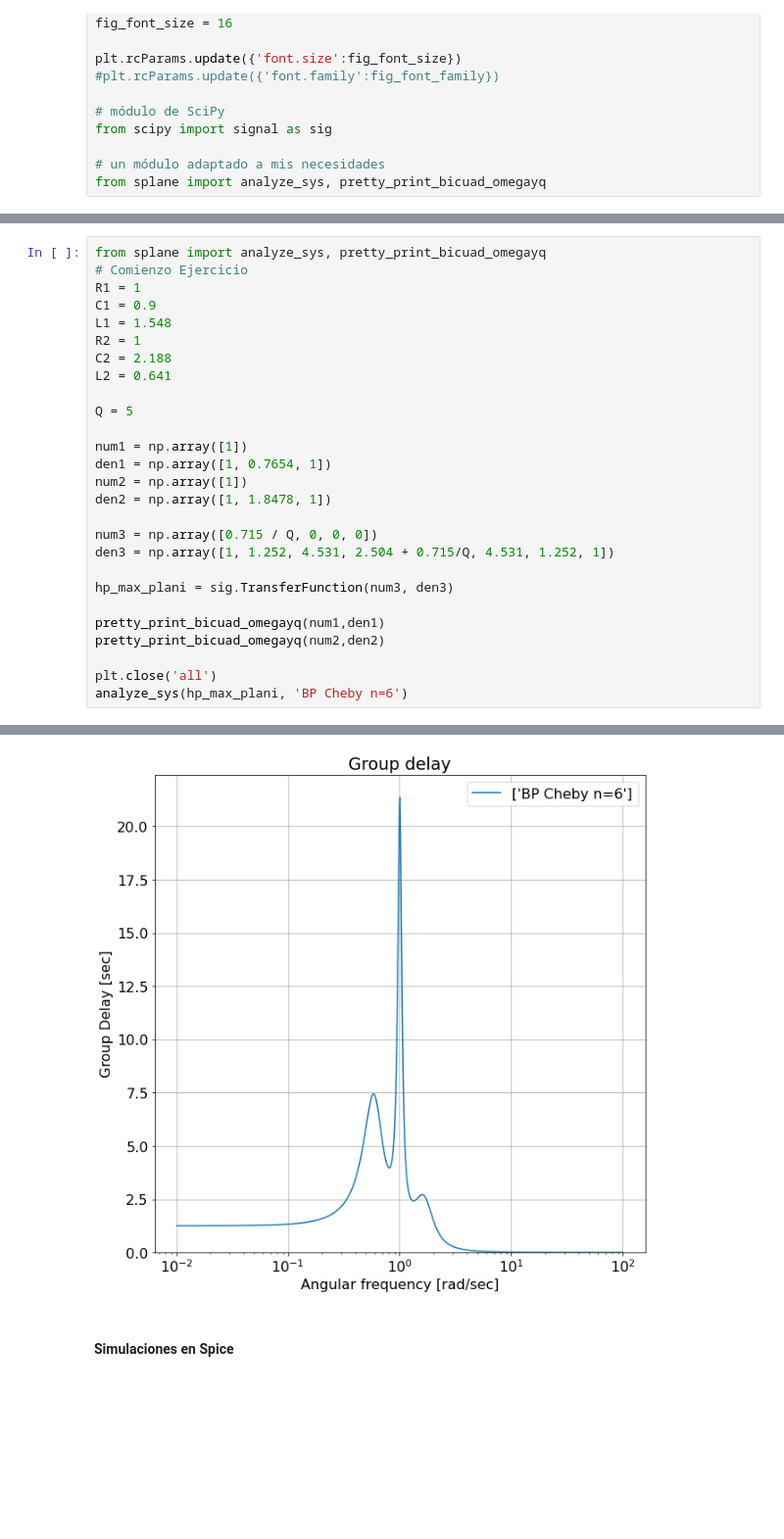
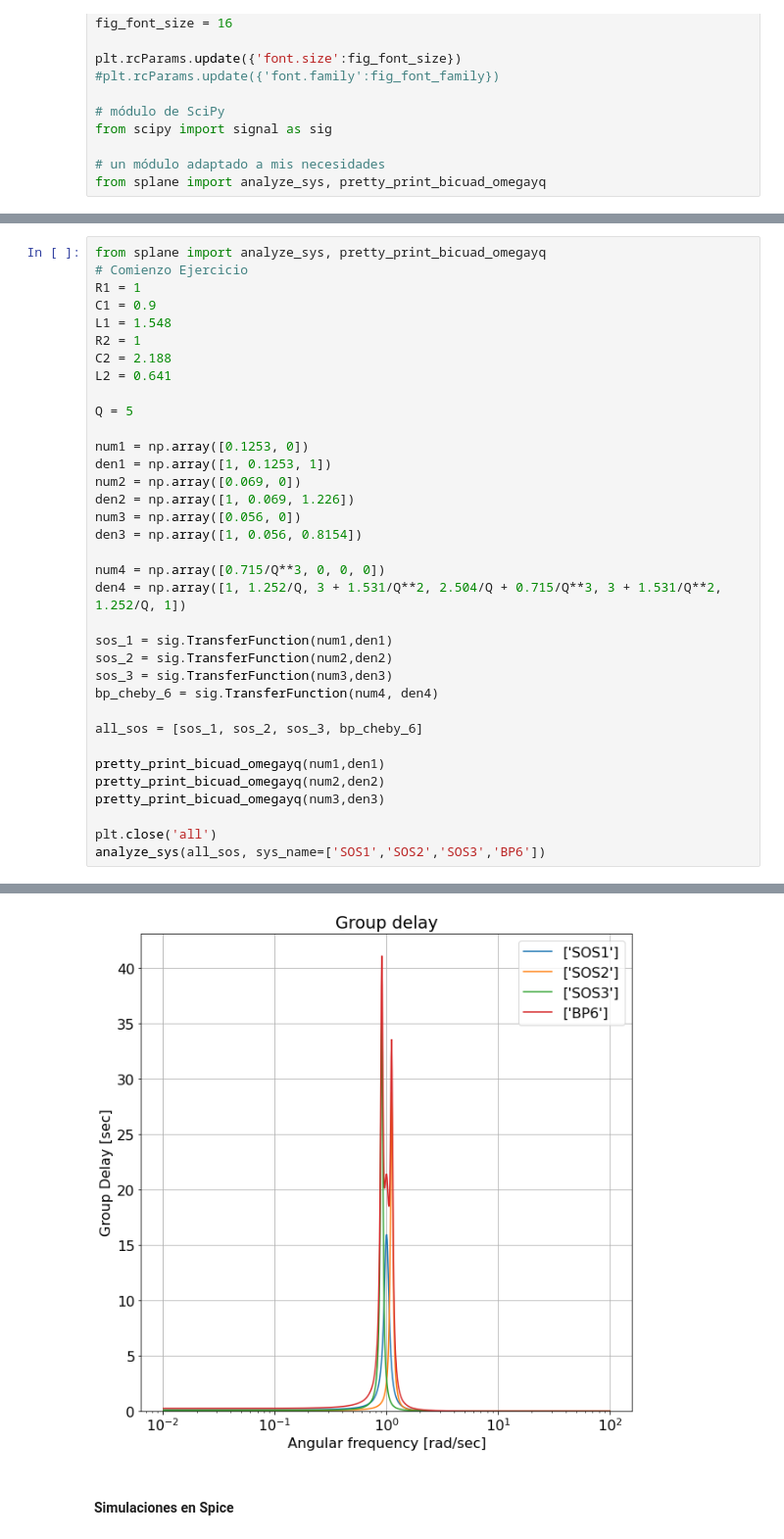
Before and after one commit to mpmarfisi/TC2, a Jupyter notebook: Tarea Semanal 4/TS4_Marfisi.ipynb, the cells around one changed output, grey strips where cells are left out. Shown: that part at 98% size. Cells and saved outputs as stored; diff of their text form; blank space fills up the shorter version.

```diff
--- a/Tarea Semanal 4/TS4_Marfisi.ipynb
+++ b/Tarea Semanal 4/TS4_Marfisi.ipynb
@@ -78,19 +86,27 @@ L2 = 0.641
 
 Q = 5
 
-num1 = np.array([1])
-den1 = np.array([1, 0.7654, 1])
-num2 = np.array([1])
-den2 = np.array([1, 1.8478, 1])
+num1 = np.array([0.1253, 0])
+den1 = np.array([1, 0.1253, 1])
+num2 = np.array([0.069, 0])
+den2 = np.array([1, 0.069, 1.226])
+num3 = np.array([0.056, 0])
+den3 = np.array([1, 0.056, 0.8154])
 
-num3 = np.array([0.715 / Q, 0, 0, 0])
-den3 = np.array([1, 1.252, 4.531, 2.504 + 0.715/Q, 4.531, 1.252, 1])
+num4 = np.array([0.715/Q**3, 0, 0, 0])
+den4 = np.array([1, 1.252/Q, 3 + 1.531/Q**2, 2.504/Q + 0.715/Q**3, 3 + 1.531/Q**2, 1.252/Q, 1])
 
-hp_max_plani = sig.TransferFunction(num3, den3)
+sos_1 = sig.TransferFunction(num1,den1)
+sos_2 = sig.TransferFunction(num2,den2)
+sos_3 = sig.TransferFunction(num3,den3)
+bp_cheby_6 = sig.TransferFunction(num4, den4)
+
+all_sos = [sos_1, sos_2, sos_3, bp_cheby_6]
 
 pretty_print_bicuad_omegayq(num1,den1)
 pretty_print_bicuad_omegayq(num2,den2)
+pretty_print_bicuad_omegayq(num3,den3)
 
 plt.close('all')
-analyze_sys(hp_max_plani, 'BP Cheby n=6')
+analyze_sys(all_sos, sys_name=['SOS1','SOS2','SOS3','BP6'])
 # %% [output]
@@ -101,4 +118,4 @@ $\displaystyle \frac{  1 }{s^2 + s \frac{  1}{0.5412} +   1^2}$
-[figure, old version]
+[figure, new version]
 # %% [markdown]
 #### Simulaciones en Spice
 # %% [markdown]
```
Also changed, not shown: parts of 23 cells of this notebook, 15 other files.
